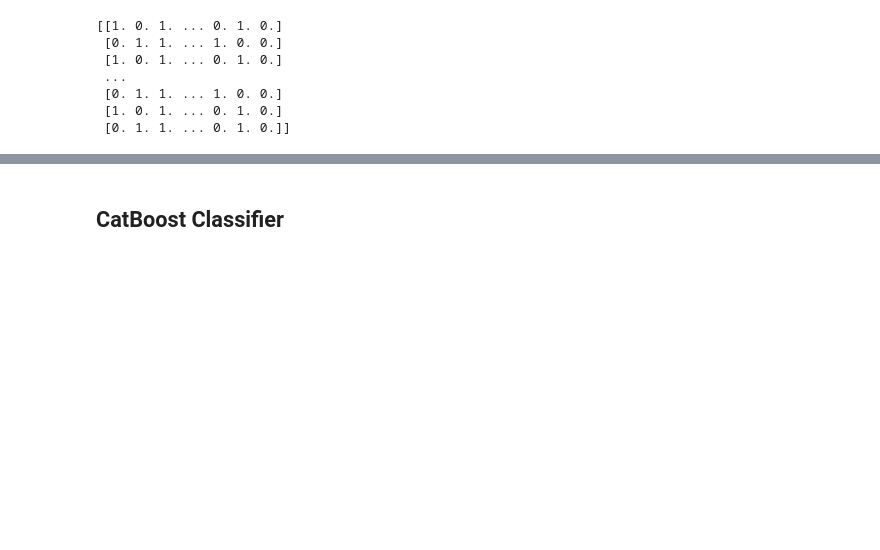
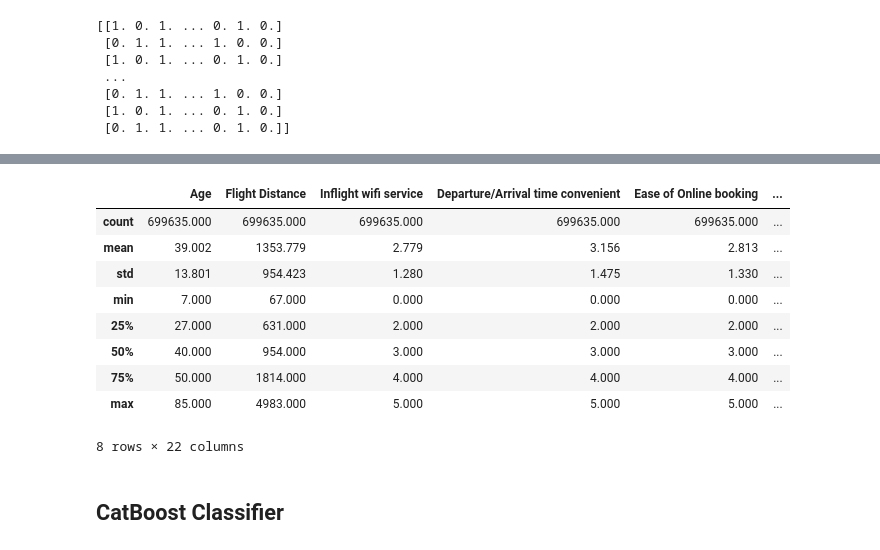
Before and after one commit to Aky29/flight-satisfaction-, a Jupyter notebook: notebook.ipynb, the cells around one changed output, grey strips where cells are left out. Cells and saved outputs as stored; diff of their text form; code cells hidden in the pictures; blank space fills up the shorter version.

Commit message:
data preprocessing

```diff
--- a/notebook.ipynb
+++ b/notebook.ipynb
@@ -120,0 +131,9 @@ See https://pandas.pydata.org/docs/user_guide/migration-3-strings.html#string-mi
+# %%
+# ── 1 & 2: Drop id, impute missing values ──────────────────────────────────
+df_clean = df.drop(columns=['id']).copy()
+
+arrival_median = df_clean['Arrival Delay in Minutes'].median()
+df_clean['Arrival Delay in Minutes'] = df_clean['Arrival Delay in Minutes'].fillna(arrival_median)
+
+print(f'Missing values after imputation: {df_clean.isnull().sum().sum()}')
+print(f'Shape: {df_clean.shape}')
@@ -120,0 +143,13 @@ See https://pandas.pydata.org/docs/user_guide/migration-3-strings.html#string-mi
+# %%
+# ── 3: Cap outliers on skewed delay columns (IQR is 0, use 99th percentile) ─
+delay_cols = ['Departure Delay in Minutes', 'Arrival Delay in Minutes']
+
+caps = {}
+for col in delay_cols:
+    cap = df_clean[col].quantile(0.99)
+    caps[col] = cap
+    df_clean[col] = df_clean[col].clip(upper=cap)
+
+print('99th-percentile caps applied:')
+for col, cap in caps.items():
+    print(f'  {col}: {cap:.1f} min')
@@ -120,0 +160,5 @@ See https://pandas.pydata.org/docs/user_guide/migration-3-strings.html#string-mi
+# %%
+# ── 4: Encode target ────────────────────────────────────────────────────────
+df_clean['satisfaction'] = df_clean['satisfaction'].astype(int)
+print('Target distribution:')
+print(df_clean['satisfaction'].value_counts().rename({0: 'Not Satisfied', 1: 'Satisfied'}))
@@ -120,0 +171,15 @@ See https://pandas.pydata.org/docs/user_guide/migration-3-strings.html#string-mi
+# %%
+# ── 5: Label-encode categoricals → fully numeric df_processed ───────────────
+from sklearn.preprocessing import LabelEncoder
+
+cat_cols = ['Gender', 'Customer Type', 'Type of Travel', 'Class']
+df_processed = df_clean.copy()
+
+label_encoders = {}
+for col in cat_cols:
+    le = LabelEncoder()
+    df_processed[col] = le.fit_transform(df_clean[col])
+    label_encoders[col] = le
+    print(f'{col}: {dict(zip(le.classes_, le.transform(le.classes_)))}')
+
+print(f'\ndf_processed dtypes:\n{df_processed.dtypes}')
@@ -121,3 +228,17 @@ See https://pandas.pydata.org/docs/user_guide/migration-3-strings.html#string-mi
+# %%
+# ── Final snapshot of the clean dataset ────────────────────────────────────
+df_processed.describe().round(3)
+# %% [output]
+|  | Age | Flight Distance | Inflight wifi service | Departure/Arrival time convenient | Ease of Online booking | ... |
+| count | 699635.000 | 699635.000 | 699635.000 | 699635.000 | 699635.000 | ... |
+| mean | 39.002 | 1353.779 | 2.779 | 3.156 | 2.813 | ... |
+| std | 13.801 | 954.423 | 1.280 | 1.475 | 1.330 | ... |
+| min | 7.000 | 67.000 | 0.000 | 0.000 | 0.000 | ... |
+| 25% | 27.000 | 631.000 | 2.000 | 2.000 | 2.000 | ... |
+| 50% | 40.000 | 954.000 | 3.000 | 3.000 | 3.000 | ... |
+| 75% | 50.000 | 1814.000 | 4.000 | 4.000 | 4.000 | ... |
+| max | 85.000 | 4983.000 | 5.000 | 5.000 | 5.000 | ... |
+8 rows × 22 columns
 # %% [markdown]
 ## CatBoost Classifier
 # %%
```
Also changed, not shown: parts of 9 cells of this notebook, 4 other files.
